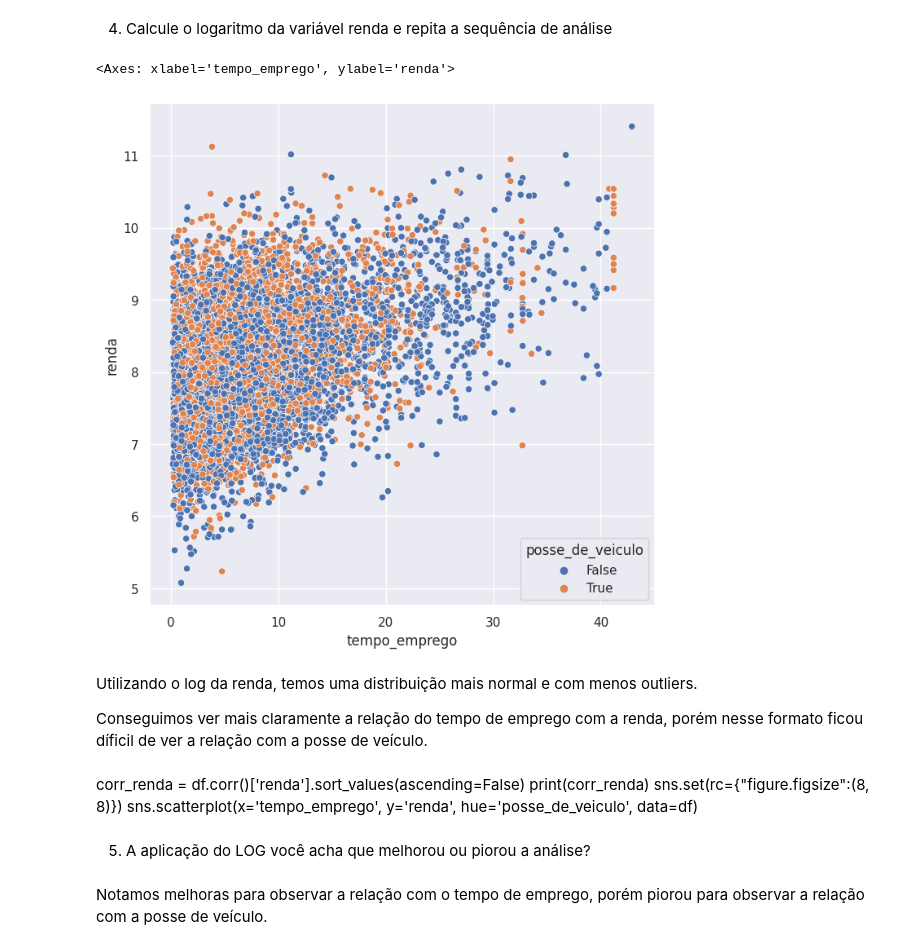
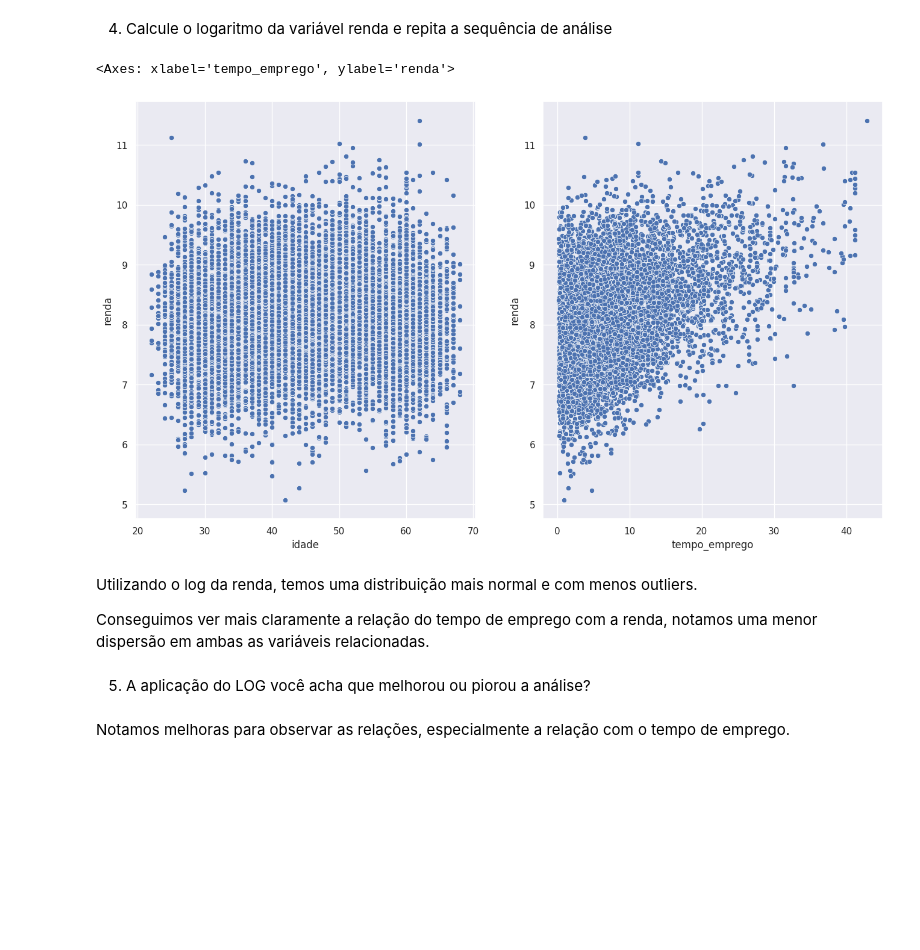
Before and after one commit to vinisavordelli/Credit-score, a Jupyter notebook: Ciência de Dados/Módulo 10 - Analise Descritiva - Variaveis Continuas/Profiss├гo-Cientista de Dados_M10_support material_assignment01.ipynb, the cells around one changed output. Cells and saved outputs as stored; diff of their text form; code cells hidden in the pictures; blank space fills up the shorter version.

```diff
--- a/Ciência de Dados/Módulo 10 - Analise Descritiva - Variaveis Continuas/Profiss├гo-Cientista de Dados_M10_support material_assignment01.ipynb
+++ b/Ciência de Dados/Módulo 10 - Analise Descritiva - Variaveis Continuas/Profiss├гo-Cientista de Dados_M10_support material_assignment01.ipynb
@@ -30,8 +30,11 @@ sns.clustermap(df.corr(), figsize=(8, 8), center = 0, cmap=cmap)
 # %%
 corr_renda = df.corr()['renda'].sort_values(ascending=False)
 print(corr_renda)
-sns.set(rc={"figure.figsize":(8, 8)})
-sns.scatterplot(x='tempo_emprego', y='renda', hue='posse_de_veiculo', data=df)
+renda_qnt = df[['renda', 'idade', 'tempo_emprego']]
+fig, axes = plt.subplots(1, 2)
+fig.set_size_inches(16, 9)
+sns.scatterplot(x='idade', y='renda', data=renda_qnt, ax=axes[0])
+sns.scatterplot(x='tempo_emprego', y='renda', data=renda_qnt, ax=axes[1])
 # %% [output]
 renda                    1.000000
 tempo_emprego            0.394235
@@ -61,20 +62,18 @@ Sim, há alguns casos de outliers na váriavel renda. Valores acima de 50 mil pa
 # %%
 df_log_renda = df.copy()
 df_log_renda['renda'] = np.log(df_log_renda['renda'])
-sns.scatterplot(x='tempo_emprego', y='renda', hue='posse_de_veiculo', data=df_log_renda)
+fig, axes = plt.subplots(1, 2)
+fig.set_size_inches(16, 9)
+sns.scatterplot(x='idade', y='renda', data=df_log_renda, ax=axes[0])
+sns.scatterplot(x='tempo_emprego', y='renda', data=df_log_renda, ax=axes[1])
 # %% [output]
 <Axes: xlabel='tempo_emprego', ylabel='renda'>
-[figure, old version]
+[figure, new version]
 # %% [markdown]
 Utilizando o log da renda, temos uma distribuição mais normal e com menos outliers.
 
-Conseguimos ver mais claramente a relação do tempo de emprego com a renda, porém nesse formato ficou díficil de ver a relação com a posse de veículo.
+Conseguimos ver mais claramente a relação do tempo de emprego com a renda, notamos uma menor dispersão em ambas as variáveis relacionadas.
-# %% [markdown]
-corr_renda = df.corr()['renda'].sort_values(ascending=False)
-print(corr_renda)
-sns.set(rc={"figure.figsize":(8, 8)})
-sns.scatterplot(x='tempo_emprego', y='renda', hue='posse_de_veiculo', data=df)
 # %% [markdown]
 5) A aplicação do LOG você acha que melhorou ou piorou a análise?
 # %% [markdown]
-Notamos melhoras para observar a relação com o tempo de emprego, porém piorou para observar a relação com a posse de veículo.
+Notamos melhoras para observar as relações, especialmente a relação com o tempo de emprego.
```
Also changed, not shown: parts of 3 cells of this notebook.
